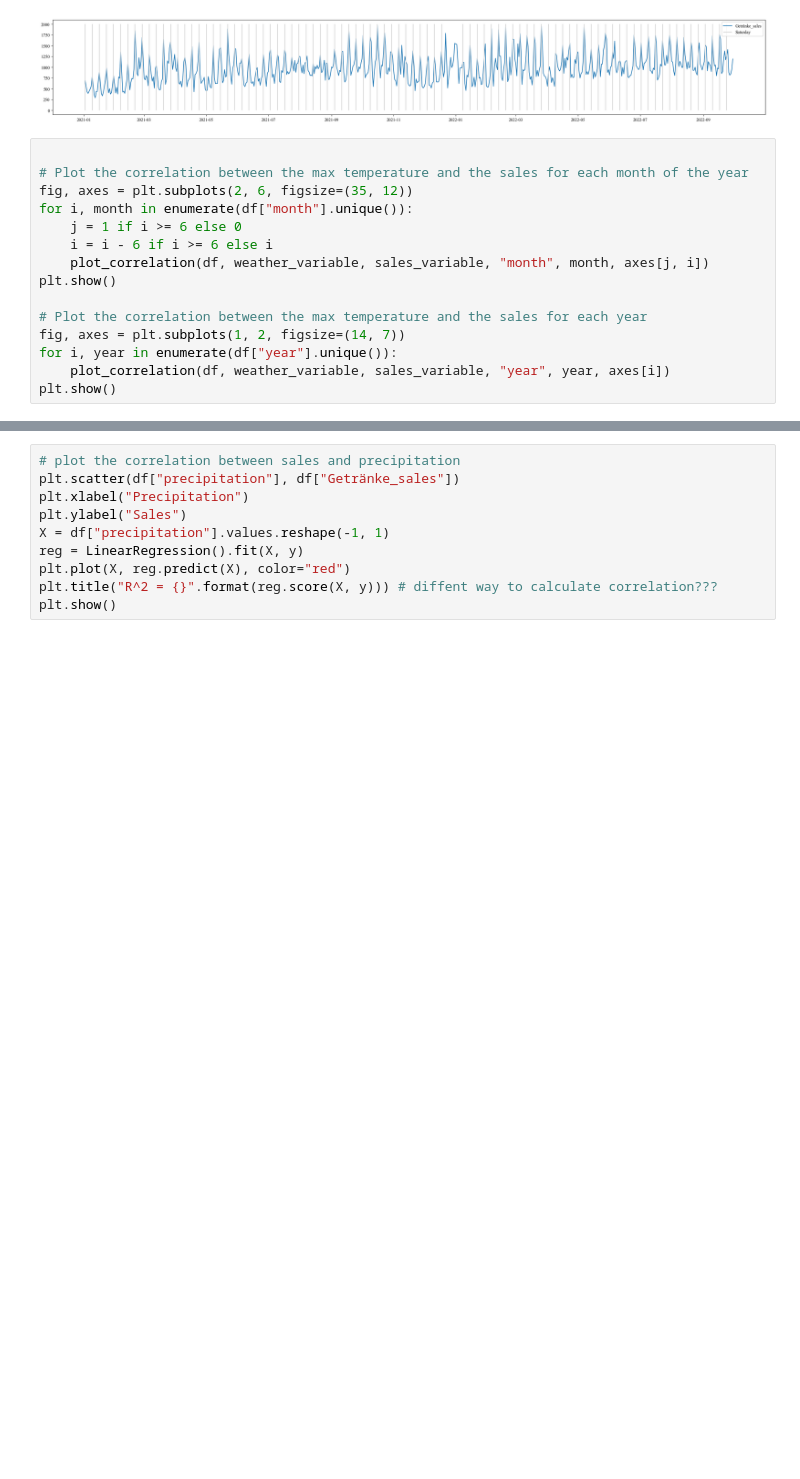
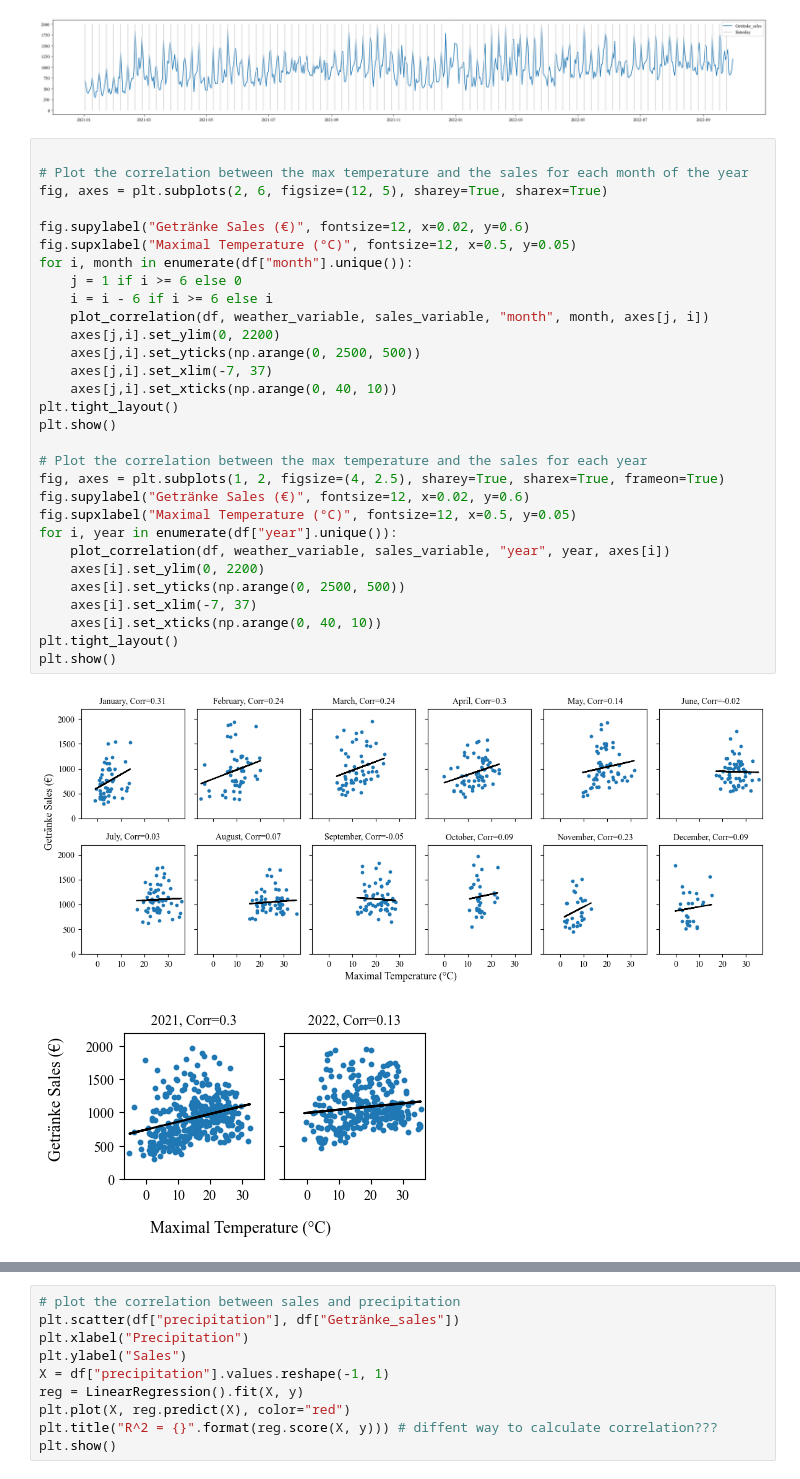
Before and after one commit to magicmagnus/CoffeeClimateCorrelation, a Jupyter notebook: plot_combined_data.ipynb, the cells around one changed output, grey strips where cells are left out. Cells and saved outputs as stored; diff of their text form; blank space fills up the shorter version.

```diff
--- a/plot_combined_data.ipynb
+++ b/plot_combined_data.ipynb
@@ -140,18 +140,36 @@ ax.legend(["Getränke_sales", "Saturday"])
 # %%
 
 # Plot the correlation between the max temperature and the sales for each month of the year
-fig, axes = plt.subplots(2, 6, figsize=(35, 12))
+fig, axes = plt.subplots(2, 6, figsize=(12, 5), sharey=True, sharex=True)
+
+fig.supylabel("Getränke Sales (€)", fontsize=12, x=0.02, y=0.6)
+fig.supxlabel("Maximal Temperature (°C)", fontsize=12, x=0.5, y=0.05)
 for i, month in enumerate(df["month"].unique()):
     j = 1 if i >= 6 else 0
     i = i - 6 if i >= 6 else i
     plot_correlation(df, weather_variable, sales_variable, "month", month, axes[j, i])
+    axes[j,i].set_ylim(0, 2200)
+    axes[j,i].set_yticks(np.arange(0, 2500, 500))
+    axes[j,i].set_xlim(-7, 37)
+    axes[j,i].set_xticks(np.arange(0, 40, 10))
+plt.tight_layout()
 plt.show()
 
 # Plot the correlation between the max temperature and the sales for each year
-fig, axes = plt.subplots(1, 2, figsize=(14, 7))
+fig, axes = plt.subplots(1, 2, figsize=(4, 2.5), sharey=True, sharex=True, frameon=True)
+fig.supylabel("Getränke Sales (€)", fontsize=12, x=0.02, y=0.6)
+fig.supxlabel("Maximal Temperature (°C)", fontsize=12, x=0.5, y=0.05)
 for i, year in enumerate(df["year"].unique()):
     plot_correlation(df, weather_variable, sales_variable, "year", year, axes[i])
+    axes[i].set_ylim(0, 2200)
+    axes[i].set_yticks(np.arange(0, 2500, 500))
+    axes[i].set_xlim(-7, 37)
+    axes[i].set_xticks(np.arange(0, 40, 10))
+plt.tight_layout()
 plt.show()
+# %% [output]
+[figure, added]
+[figure, added]
 # %%
 # print the day where the sales were the highest
 print("The day with the highest sales was {}".format(df["date"][df["Getränke_sales"].idxmax()]))
```
Also changed, not shown: parts of 3 cells of this notebook.
